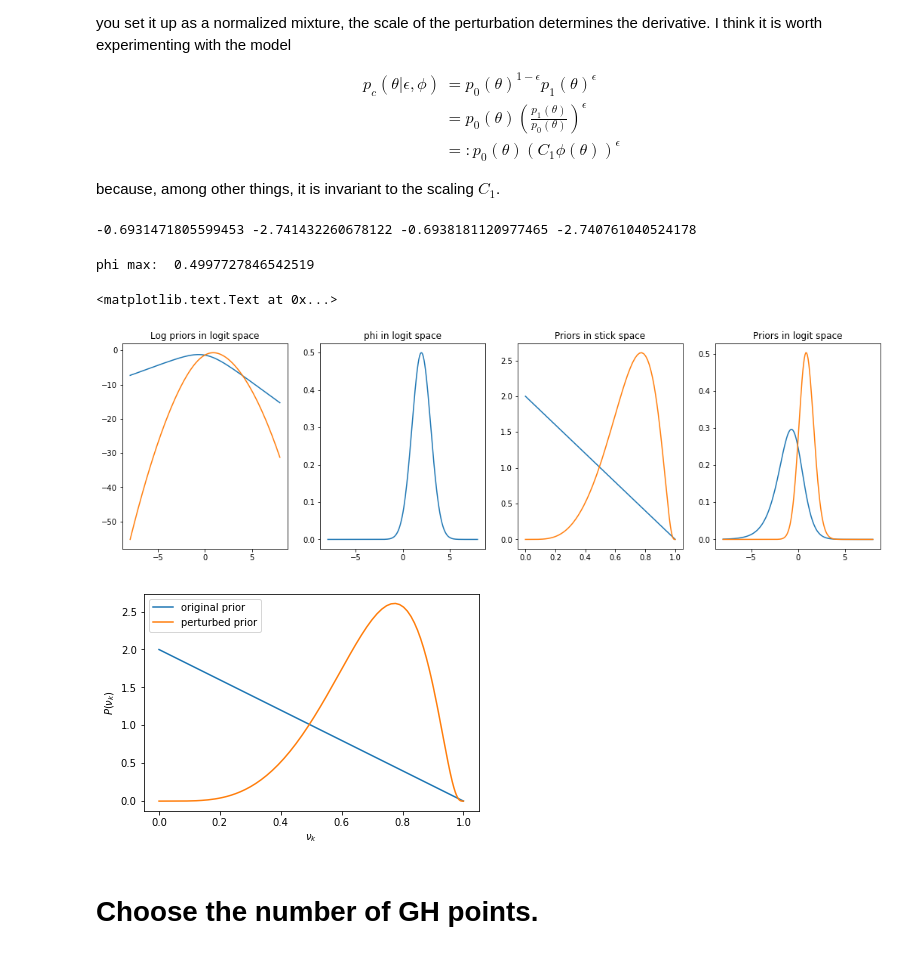
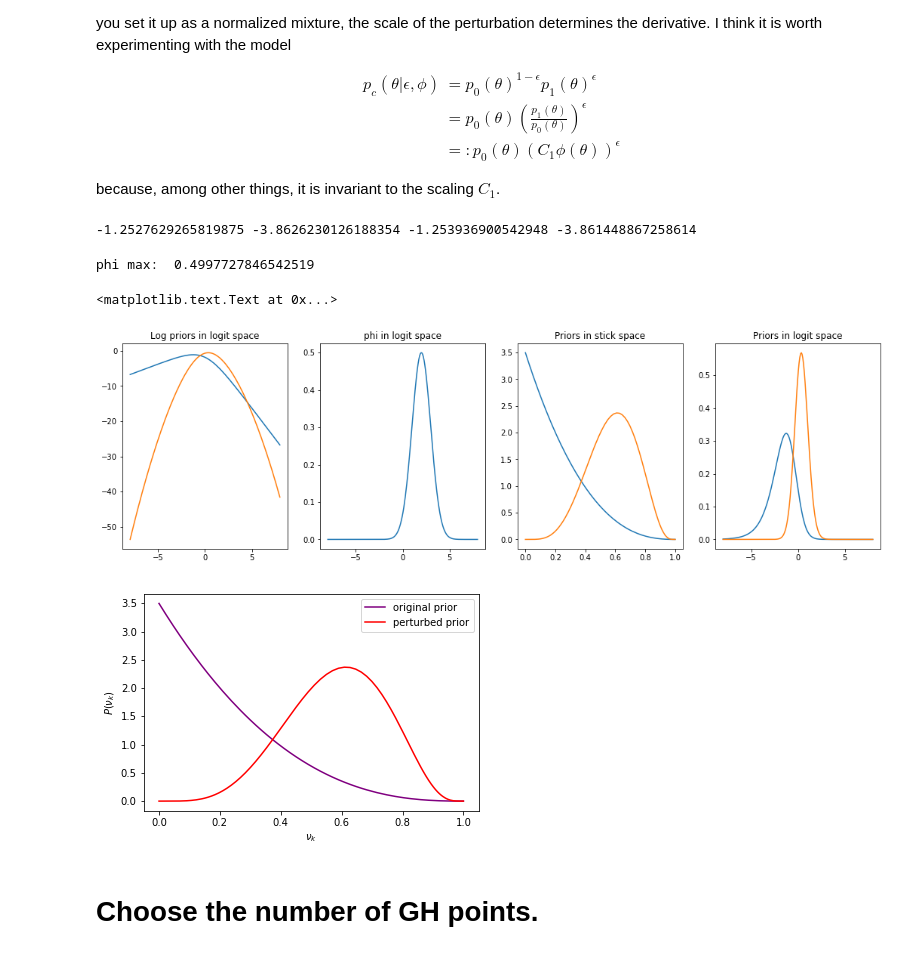
Before and after one commit to mijordan3/BNP_sensitivity, a Jupyter notebook: GMM_clustering/jupyter/bryans_sandbox/functional_sensitivity_sandboxII.ipynb, the cells around one changed output. Saved outputs shown, nothing was run; the diff lists cells and outputs as text; code cells hidden in the pictures.

Commit message:
writing

```diff
--- a/GMM_clustering/jupyter/bryans_sandbox/functional_sensitivity_sandboxII.ipynb
+++ b/GMM_clustering/jupyter/bryans_sandbox/functional_sensitivity_sandboxII.ipynb
@@ -36,7 +36,7 @@ import json
 # Load results from previous fit.
 # %%
 json_input_file = os.path.join(
-    git_repo, 'BNP_sensitivity/GMM_clustering/iris_fits/bnp_full_data_fit_alpha2.0_iris_.json')
+    git_repo, 'BNP_sensitivity/GMM_clustering/iris_fits/bnp_full_data_fit_alpha3.5_iris.json')
 
 with open(json_input_file, 'r') as fp:
     fit_dict = json.load(fp)
@@ -130,7 +129,7 @@ print(
     prior_perturbation.log_norm_p0_logit,
     prior_perturbation.log_norm_pc_logit)
 # %% [output]
--0.6931471805599453 -2.741432260678122 -0.6938181120977465 -2.740761040524178
+-1.2527629265819875 -3.8626230126188354 -1.253936900542948 -3.861448867258614
 # %%
 prior_perturbation.set_epsilon(1.0)
 
@@ -165,19 +164,19 @@ plt.title('Priors in logit space')
 # %% [output]
 phi max:  0.4997727846542519
 <matplotlib.text.Text at 0x...>
-[figure, old version]
+[figure, new version]
 # %%
 prior_perturbation.set_epsilon(1.0)
-plt.plot(v_grid, np.exp(prior_perturbation.get_log_p0(v_grid)))
-plt.plot(v_grid, np.exp(prior_perturbation.get_log_pc(v_grid)))
+plt.plot(v_grid, np.exp(prior_perturbation.get_log_p0(v_grid)), color = 'purple')
+plt.plot(v_grid, np.exp(prior_perturbation.get_log_pc(v_grid)), color = 'red')
 
 plt.ylabel('$P(\\nu_k)$')
 plt.xlabel('$\\nu_k$')
 plt.legend(('original prior', 'perturbed prior'))
 
-plt.savefig('../../../writing/NIPS_2018_BNP_workshop/functional_sens_results/perturbed_prior2.png')
+plt.savefig('../../../writing/NIPS_2018_BNP_workshop/functional_sens_results/perturbed_prior2_init3_5.png')
 # %% [output]
-[figure, old version]
+[figure, new version]
 # %% [markdown]
 # Choose the number of GH points.
 # %%
```
Also changed, not shown: parts of 15 cells of this notebook, 13 other files.
